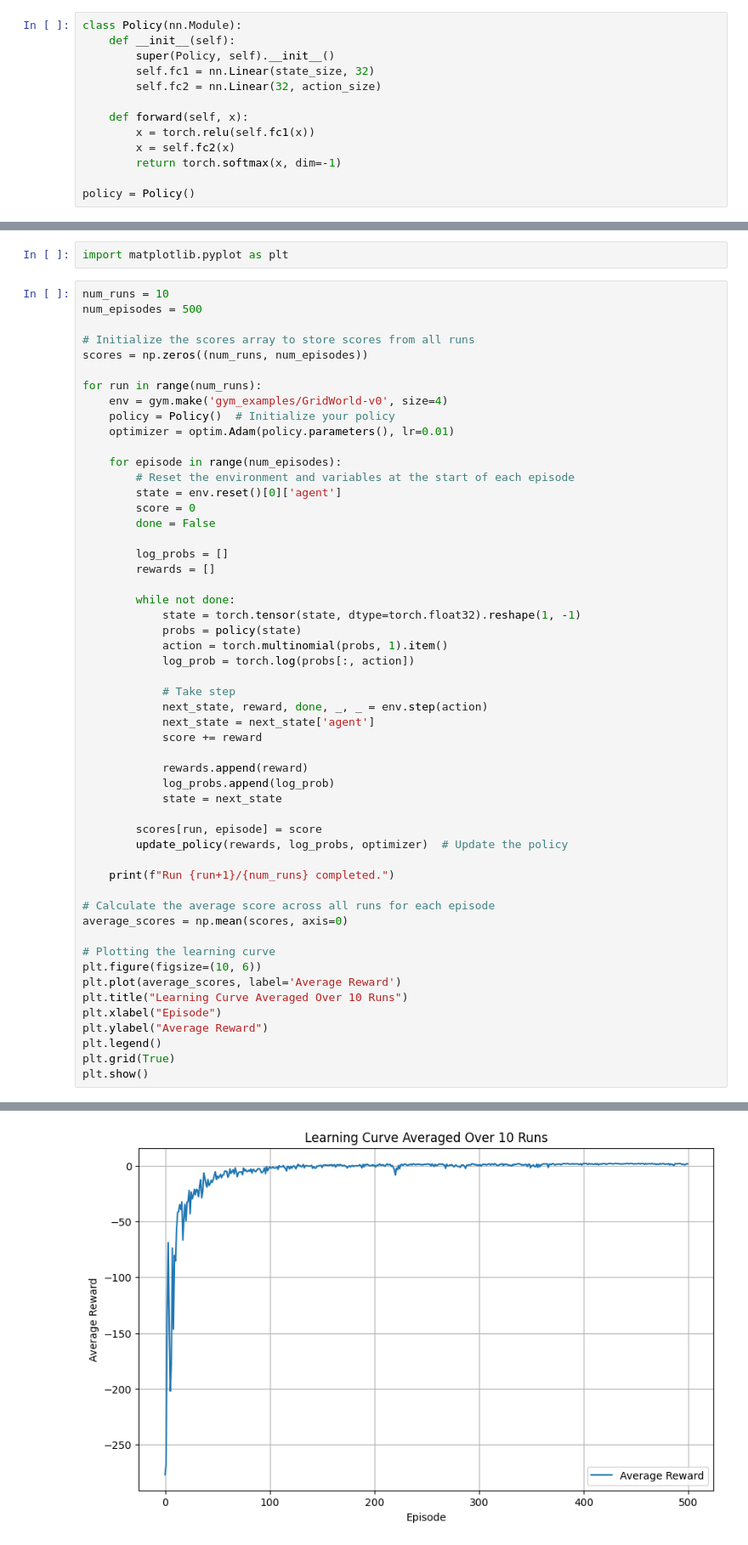
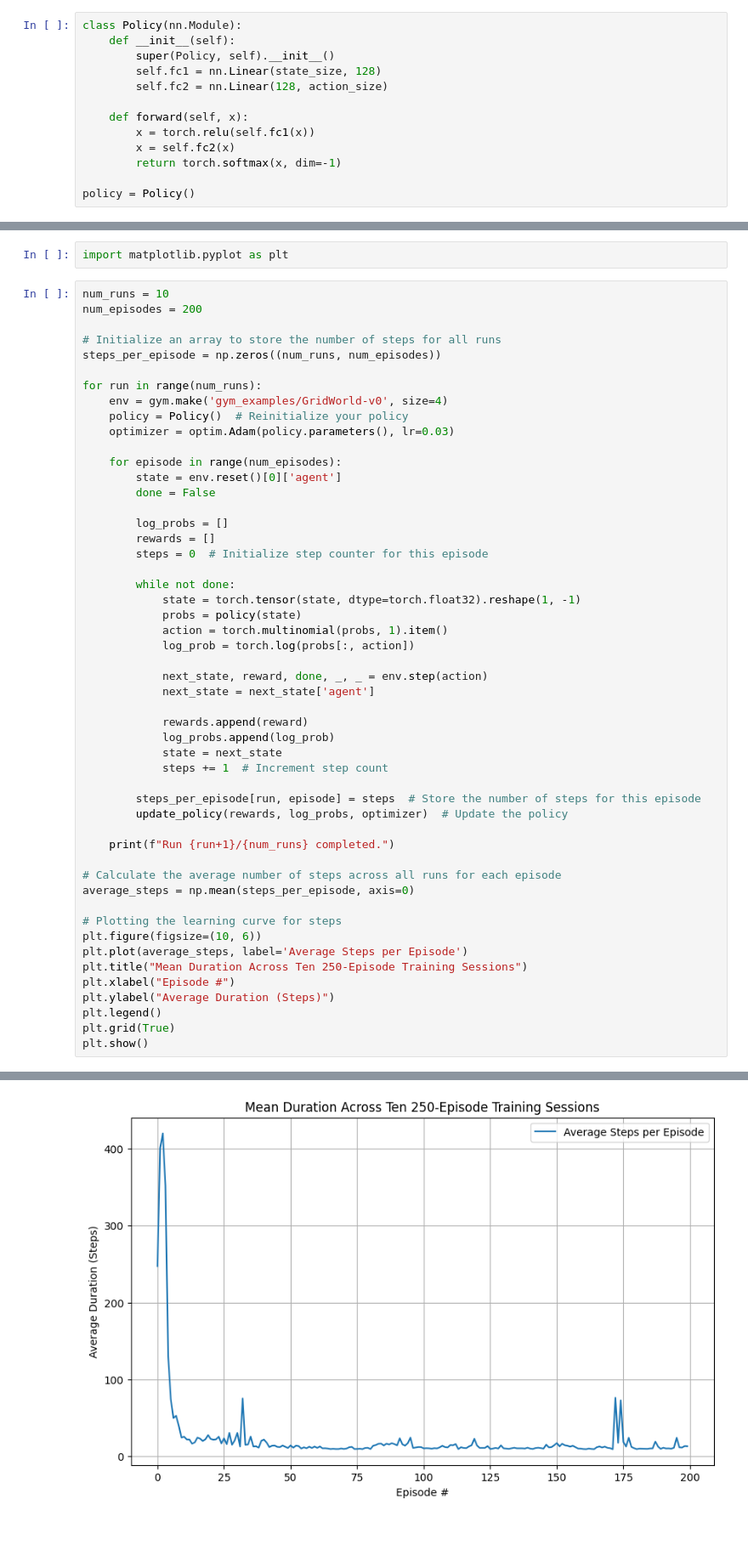
Before and after one commit to ayang903/DQN, a Jupyter notebook: reinforce.ipynb, the cells around one changed output, grey strips where cells are left out. Shown at 85% size. Drawn from its saved outputs; the diff is of its cells as text.

```diff
--- a/reinforce.ipynb
+++ b/reinforce.ipynb
@@ -17,8 +15,8 @@ print(state_size)
 class Policy(nn.Module):
     def __init__(self):
         super(Policy, self).__init__()
-        self.fc1 = nn.Linear(state_size, 32)
-        self.fc2 = nn.Linear(32, action_size)
+        self.fc1 = nn.Linear(state_size, 128)
+        self.fc2 = nn.Linear(128, action_size)
 
     def forward(self, x):
         x = torch.relu(self.fc1(x))
@@ -61,24 +47,23 @@ gamma = 0.99
 import matplotlib.pyplot as plt
 # %%
 num_runs = 10
-num_episodes = 500
+num_episodes = 200
 
-# Initialize the scores array to store scores from all runs
-scores = np.zeros((num_runs, num_episodes))
+# Initialize an array to store the number of steps for all runs
+steps_per_episode = np.zeros((num_runs, num_episodes))
 
 for run in range(num_runs):
     env = gym.make('gym_examples/GridWorld-v0', size=4)
-    policy = Policy()  # Initialize your policy
-    optimizer = optim.Adam(policy.parameters(), lr=0.01)
+    policy = Policy()  # Reinitialize your policy
+    optimizer = optim.Adam(policy.parameters(), lr=0.03)
 
     for episode in range(num_episodes):
-        # Reset the environment and variables at the start of each episode
         state = env.reset()[0]['agent']
-        score = 0
         done = False
 
         log_probs = []
         rewards = []
+        steps = 0  # Initialize step counter for this episode
 
         while not done:
             state = torch.tensor(state, dtype=torch.float32).reshape(1, -1)
@@ -86,41 +71,40 @@ for run in range(num_runs):
             action = torch.multinomial(probs, 1).item()
             log_prob = torch.log(probs[:, action])
 
-            # Take step
             next_state, reward, done, _, _ = env.step(action)
             next_state = next_state['agent']
-            score += reward
 
             rewards.append(reward)
             log_probs.append(log_prob)
             state = next_state
+            steps += 1  # Increment step count
 
-        scores[run, episode] = score
+        steps_per_episode[run, episode] = steps  # Store the number of steps for this episode
         update_policy(rewards, log_probs, optimizer)  # Update the policy
 
     print(f"Run {run+1}/{num_runs} completed.")
 
-# Calculate the average score across all runs for each episode
-average_scores = np.mean(scores, axis=0)
+# Calculate the average number of steps across all runs for each episode
+average_steps = np.mean(steps_per_episode, axis=0)
 
-# Plotting the learning curve
+# Plotting the learning curve for steps
 plt.figure(figsize=(10, 6))
-plt.plot(average_scores, label='Average Reward')
-plt.title("Learning Curve Averaged Over 10 Runs")
-plt.xlabel("Episode")
-plt.ylabel("Average Reward")
+plt.plot(average_steps, label='Average Steps per Episode')
+plt.title("Mean Duration Across Ten 250-Episode Training Sessions")
+plt.xlabel("Episode #")
+plt.ylabel("Average Duration (Steps)")
 plt.legend()
 plt.grid(True)
 plt.show()
 # %% [output]
 Run 1/10 completed.
 Run 2/10 completed.
 Run 3/10 completed.
 Run 4/10 completed.
 Run 5/10 completed.
 Run 6/10 completed.
 Run 7/10 completed.
 Run 8/10 completed.
 Run 9/10 completed.
 Run 10/10 completed.
-[figure, old version]
+[figure, new version]
```
Also changed, not shown: parts of 17 cells of this notebook, 3 other files.
